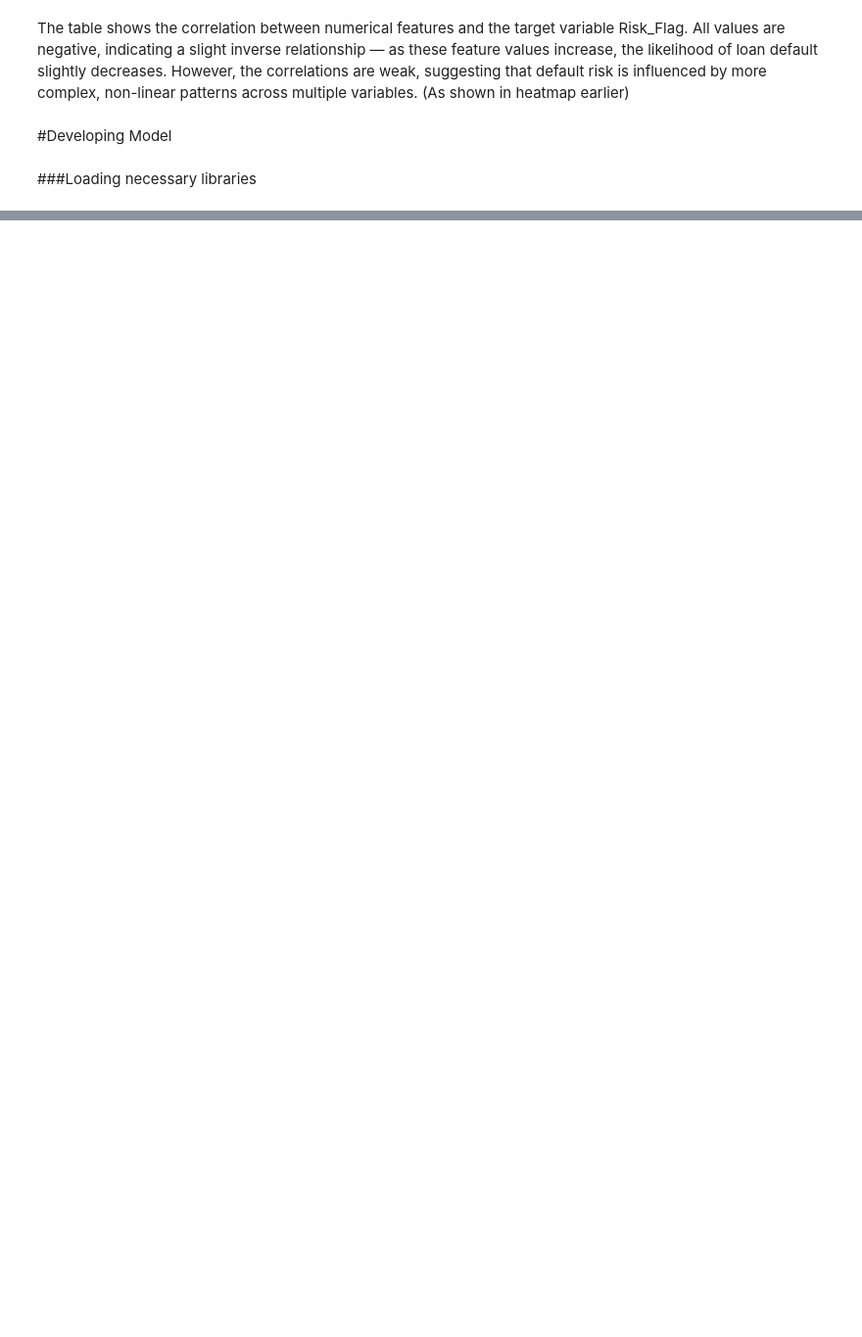
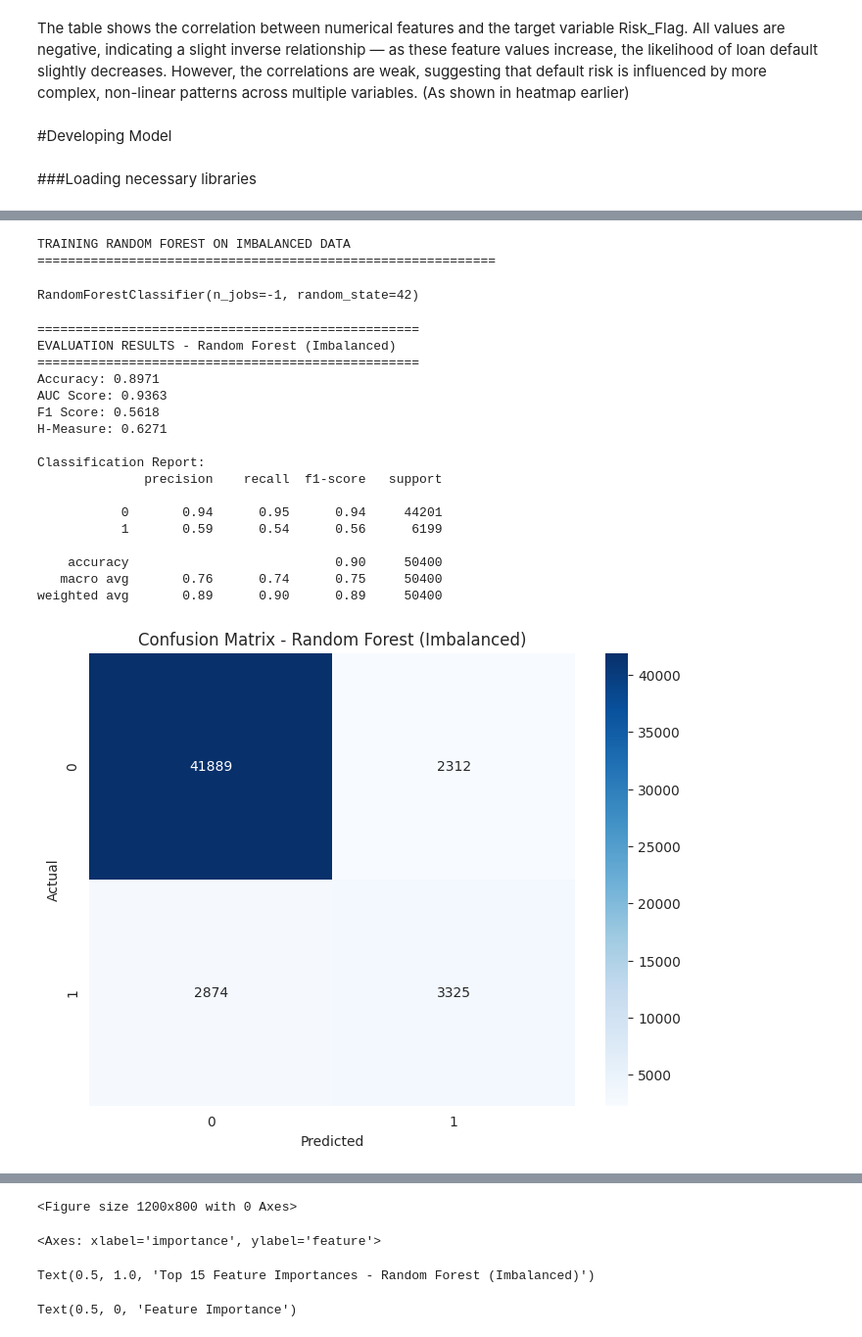
Before and after one commit to sina-salmanpour/Loan_Defaults_prediction, a Jupyter notebook: Loan_Defaults.ipynb, the cells around one changed output, grey strips where cells are left out. Shown at 98% size. Drawn from its saved outputs; the diff is of its cells as text; code cells hidden in the pictures; blank space fills up the shorter version.

```diff
--- a/Loan_Defaults.ipynb
+++ b/Loan_Defaults.ipynb
@@ -804,0 +1126,52 @@ def preprocess_data(df):
+# %%
+# =============================================================================
+# STEP 6: RANDOM FOREST ON IMBALANCED DATA
+# =============================================================================
+
+print("\nTRAINING RANDOM FOREST ON IMBALANCED DATA")
+print("="*60)
+
+# Train random forest
+rf_imbalanced = RandomForestClassifier(n_estimators=100, random_state=42, n_jobs=-1)
+rf_imbalanced.fit(X_train, y_train)
+
+rf_imbalanced_results = evaluate_model(rf_imbalanced, X_test, y_test,
+                                      "Random Forest (Imbalanced)")
+
+# Feature importance
+feature_importance = pd.DataFrame({
+    'feature': feature_columns,
+    'importance': rf_imbalanced.feature_importances_
+}).sort_values('importance', ascending=False)
+
+plt.figure(figsize=(12, 8))
+sns.barplot(data=feature_importance.head(15), x='importance', y='feature')
+plt.title('Top 15 Feature Importances - Random Forest (Imbalanced)')
+plt.xlabel('Feature Importance')
+plt.tight_layout()
+plt.show()
+
+print("\nTop 10 Most Important Features:")
+print(feature_importance.head(10))
+# %% [output]
+TRAINING RANDOM FOREST ON IMBALANCED DATA
+============================================================
+RandomForestClassifier(n_jobs=-1, random_state=42)
+==================================================
+EVALUATION RESULTS - Random Forest (Imbalanced)
+==================================================
+Accuracy: 0.8971
+AUC Score: 0.9363
+F1 Score: 0.5618
+H-Measure: 0.6271
+
+Classification Report:
+              precision    recall  f1-score   support
+
+           0       0.94      0.95      0.94     44201
+           1       0.59      0.54      0.56      6199
+
+    accuracy                           0.90     50400
+   macro avg       0.76      0.74      0.75     50400
+weighted avg       0.89      0.90      0.89     50400
+[figure, added]
@@ -804,0 +1180,4 @@ def preprocess_data(df):
+<Figure size 1200x800 with 0 Axes>
+<Axes: xlabel='importance', ylabel='feature'>
+Text(0.5, 1.0, 'Top 15 Feature Importances - Random Forest (Imbalanced)')
+Text(0.5, 0, 'Feature Importance')
```
Also changed, not shown: parts of 17 cells of this notebook.
